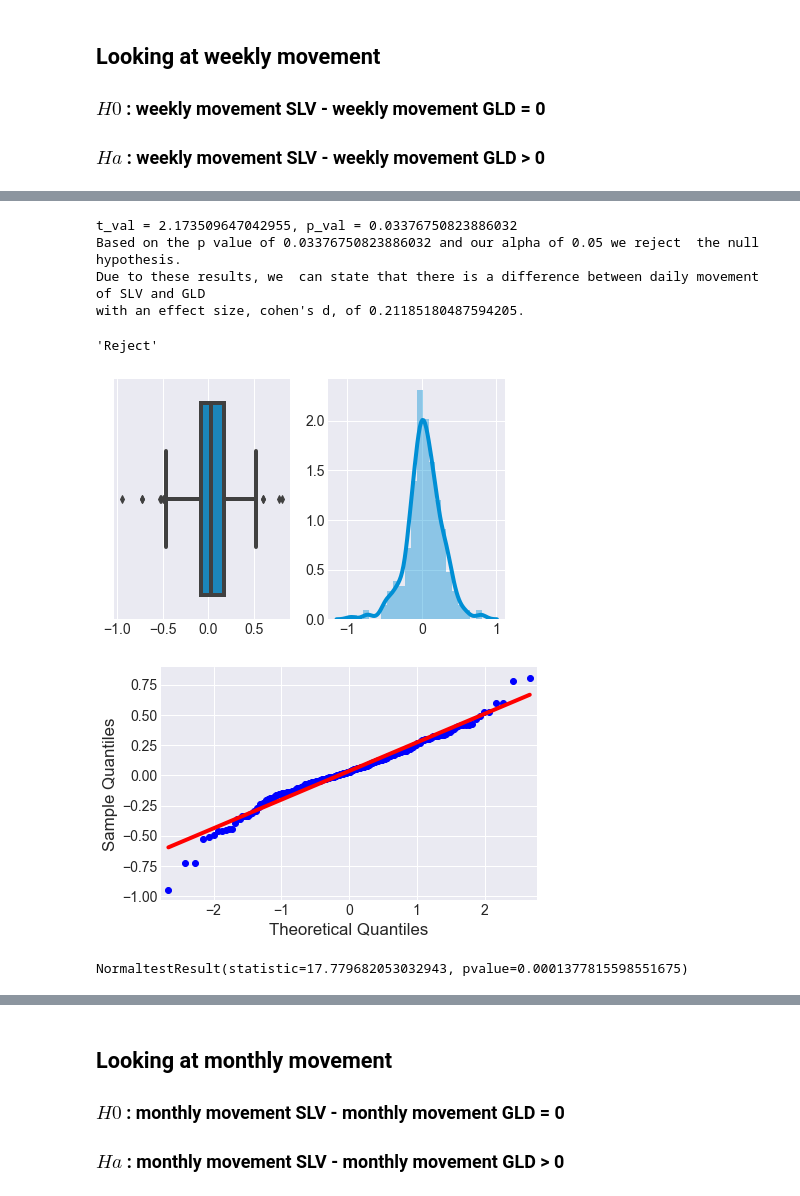
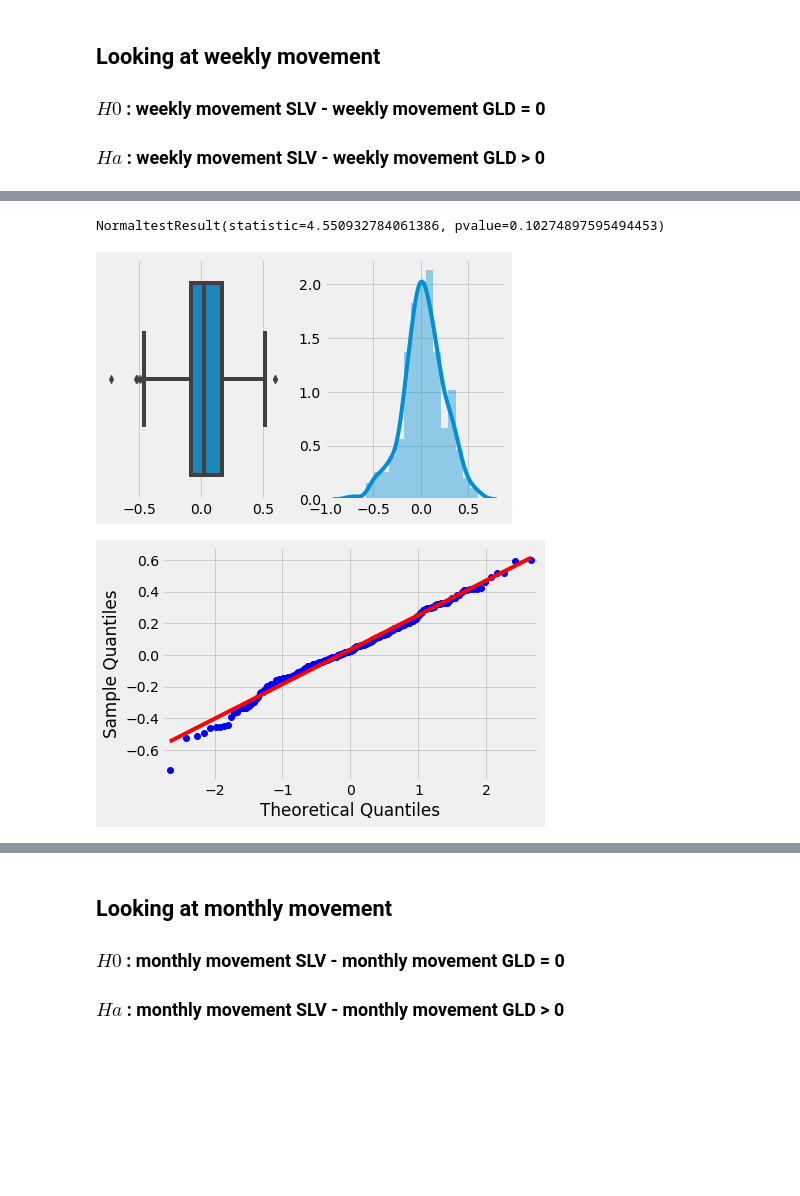
Before and after one commit to akharina/gold_silver_etf, a Jupyter notebook: Hypothesis_testing_AK.ipynb, the cells around one changed output, grey strips where cells are left out. Drawn from its saved outputs; the diff is of its cells as text; code cells hidden in the pictures; blank space fills up the shorter version.

```diff
--- a/Hypothesis_testing_AK.ipynb
+++ b/Hypothesis_testing_AK.ipynb
@@ -33,7 +33,7 @@ To register the converters:
   warnings.warn(msg, FutureWarning)
 [figure]
 # %%
-df_clean['daily_movement'] = (df_clean.open-df_clean.close)*100/df_clean.open
+df_clean['daily_movement'] = (df_clean.close-df_clean.open)*100/df_clean.open
 df_clean.head()
 # %% [output]
 |  | date | open | high | low | close | volume | symbol | daily_movement |
@@ -121,8 +97,0 @@ df_slv_vs_gld.head()
-# %%
-fig,ax = plt.subplots(2,2)
-
-plt.style.use('seaborn-darkgrid')
-sns.boxplot(df_slv_vs_gld['daily_movement_SLV'],ax=ax[0,0])
-sns.distplot(df_slv_vs_gld['daily_movement_SLV'],ax=ax[0,1])
-sns.boxplot(df_slv_vs_gld['daily_movement_GLD'],ax=ax[1,0])
-sns.distplot(df_slv_vs_gld['daily_movement_GLD'],ax=ax[1,1]);
@@ -250,3 +143,2 @@ df_slv_vs_gld_wk.tail()
 # %%
-a,b = hypothesis_test_three_prep(df_clean, type = 'week')
-hypothesis_test_three_pttest(a,b)
+a_wk,b_wk = hypothesis_test_three_prep(df_clean, type = 'week')
@@ -259,26 +145,13 @@ with an effect size, cohen's d, of 0.11929909883854352.
-# %%
-a,b = hypothesis_test_three_prep(df_clean, type = 'month')
-hypothesis_test_three_pttest(a,b)
-# %% [output]
-t_val = 2.173509647042955, p_val = 0.03376750823886032
-Based on the p value of 0.03376750823886032 and our alpha of 0.05 we reject  the null hypothesis.
-Due to these results, we  can state that there is a difference between daily movement of SLV and GLD
-with an effect size, cohen's d, of 0.21185180487594205.
-'Reject'
 # %%
-#Testing normality on difference
-wk_movement_diff = df_slv_vs_gld_wk['wk_movement_SLV'] - df_slv_vs_gld_wk['wk_movement_GLD']
-
+week_movement_diff = a_wk-b_wk
+print(stats.normaltest(week_movement_diff))
 fig,ax = plt.subplots(1,2, tight_layout=True)
-sns.boxplot(wk_movement_diff,ax=ax[0])
-sns.distplot(wk_movement_diff,ax=ax[1]);
+sns.boxplot(week_movement_diff,ax=ax[0])
+sns.distplot(week_movement_diff,ax=ax[1]);
 # %% [output]
+NormaltestResult(statistic=4.550932784061386, pvalue=0.10274897595494453)
-[figure, old version]
+[figure, new version]
 # %%
-sm.qqplot(wk_movement_diff, line = 'r');
+sm.qqplot(week_movement_diff, line = 'r');
 # %% [output]
-[figure, old version]
+[figure, new version]
-# %%
-stats.normaltest(wk_movement_diff)
-# %% [output]
-NormaltestResult(statistic=17.779682053032943, pvalue=0.0001377815598551675)
```
Also changed, not shown: parts of 48 cells of this notebook, 3 other files.
